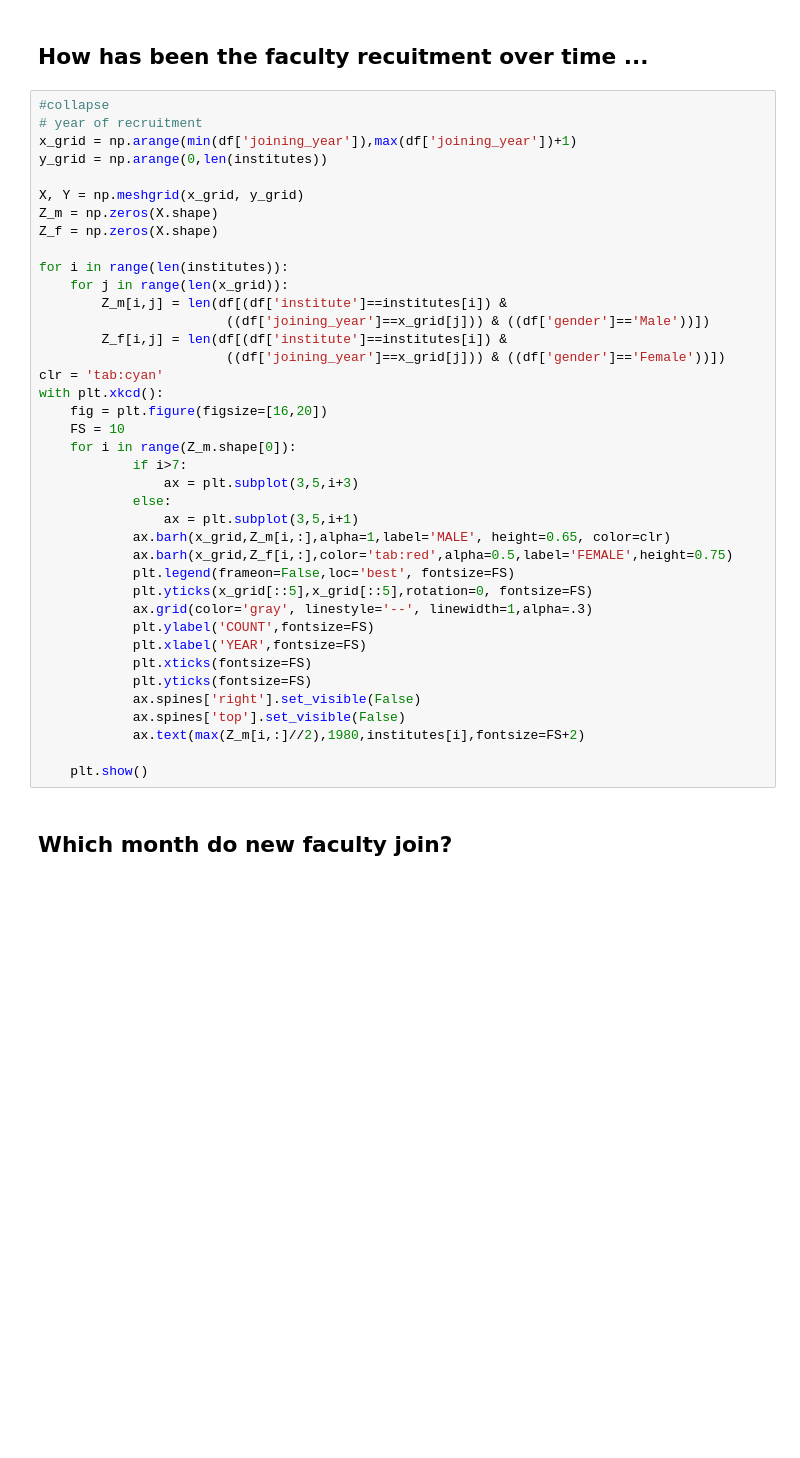
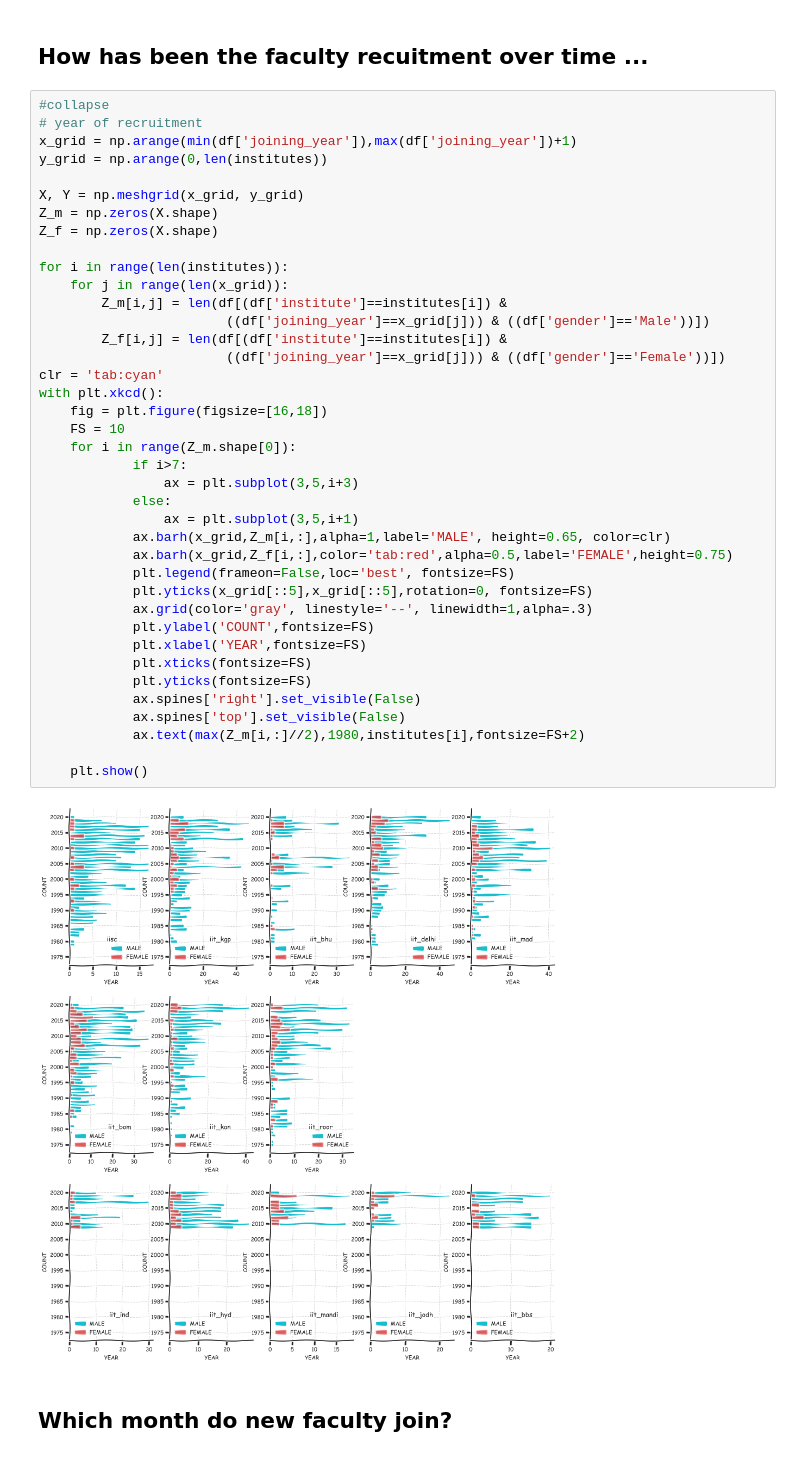
Before and after one commit to neerajww/myblog, a Jupyter notebook: _notebooks/2021-06-23-indian_institutes_nirf.ipynb, the cells around one changed output. Saved outputs shown, nothing was run; the diff lists cells and outputs as text; blank space fills up the shorter version.

```diff
--- a/_notebooks/2021-06-23-indian_institutes_nirf.ipynb
+++ b/_notebooks/2021-06-23-indian_institutes_nirf.ipynb
@@ -401,34 +401,36 @@ Z_m = np.zeros(X.shape)
 Z_f = np.zeros(X.shape)
 
 for i in range(len(institutes)):
     for j in range(len(x_grid)):
         Z_m[i,j] = len(df[(df['institute']==institutes[i]) &
                         ((df['joining_year']==x_grid[j])) & ((df['gender']=='Male'))])
         Z_f[i,j] = len(df[(df['institute']==institutes[i]) &
                         ((df['joining_year']==x_grid[j])) & ((df['gender']=='Female'))])
 clr = 'tab:cyan'
 with plt.xkcd():
-    fig = plt.figure(figsize=[16,20])
+    fig = plt.figure(figsize=[16,18])
     FS = 10
     for i in range(Z_m.shape[0]):
             if i>7:
                 ax = plt.subplot(3,5,i+3)
             else:
                 ax = plt.subplot(3,5,i+1)
             ax.barh(x_grid,Z_m[i,:],alpha=1,label='MALE', height=0.65, color=clr)
             ax.barh(x_grid,Z_f[i,:],color='tab:red',alpha=0.5,label='FEMALE',height=0.75)
             plt.legend(frameon=False,loc='best', fontsize=FS)
             plt.yticks(x_grid[::5],x_grid[::5],rotation=0, fontsize=FS)
             ax.grid(color='gray', linestyle='--', linewidth=1,alpha=.3)
             plt.ylabel('COUNT',fontsize=FS)
             plt.xlabel('YEAR',fontsize=FS)
             plt.xticks(fontsize=FS)
             plt.yticks(fontsize=FS)
             ax.spines['right'].set_visible(False)
             ax.spines['top'].set_visible(False)
             ax.text(max(Z_m[i,:]//2),1980,institutes[i],fontsize=FS+2)
 
     plt.show()
+# %% [output]
+[figure, added]
 # %% [markdown]
 ## Which month do new faculty join?
 # %%
```
Also changed, not shown: parts of 7 cells of this notebook.
